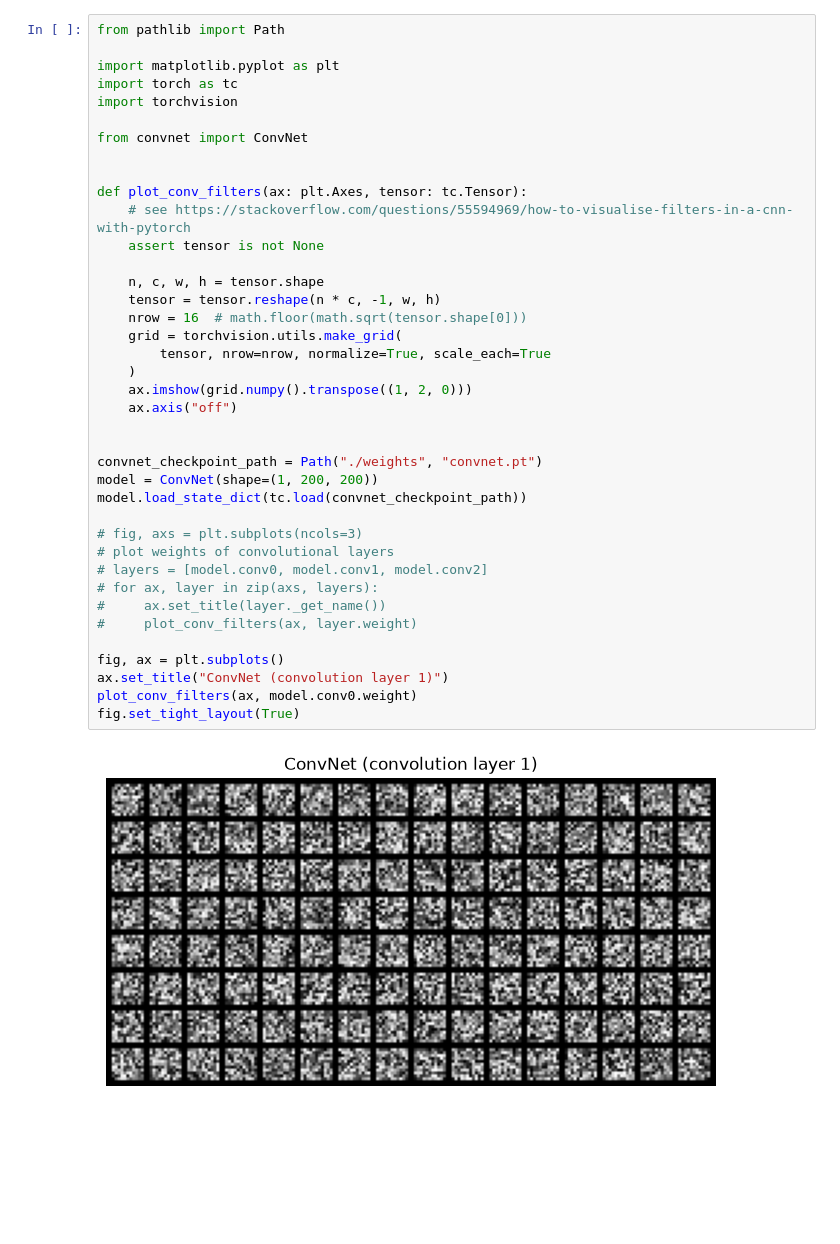
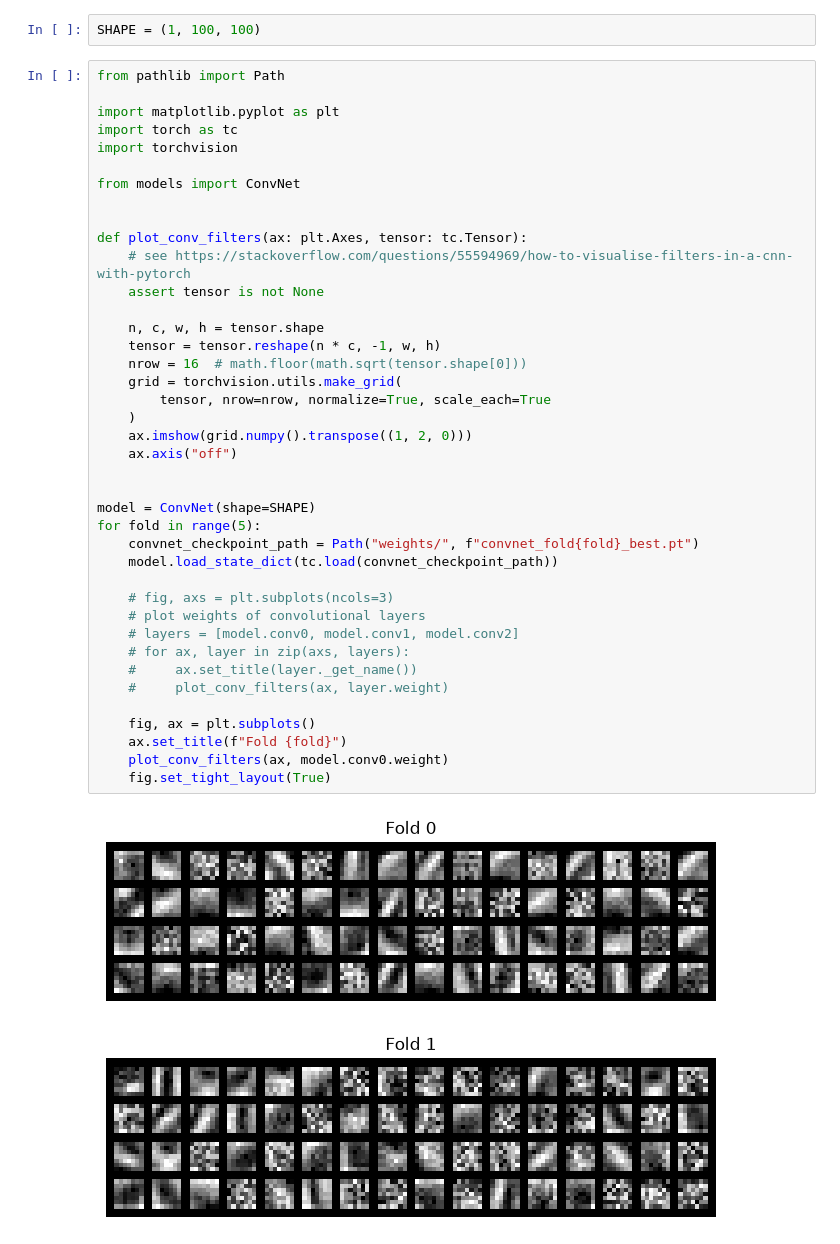
Before and after one commit to EdoardoGrassi/xai-binary-classification, a Jupyter notebook: compare_filters.ipynb, the cells around one changed output. Saved outputs shown, nothing was run; the diff lists cells and outputs as text; blank space fills up the shorter version.

```diff
--- a/compare_filters.ipynb
+++ b/compare_filters.ipynb
@@ -1,41 +1,45 @@
+# %%
+SHAPE = (1, 100, 100)
 # %%
 from pathlib import Path
 
 import matplotlib.pyplot as plt
 import torch as tc
 import torchvision
 
-from convnet import ConvNet
+from models import ConvNet
 
 
 def plot_conv_filters(ax: plt.Axes, tensor: tc.Tensor):
     # see https://stackoverflow.com/questions/55594969/how-to-visualise-filters-in-a-cnn-with-pytorch
     assert tensor is not None
 
     n, c, w, h = tensor.shape
     tensor = tensor.reshape(n * c, -1, w, h)
     nrow = 16  # math.floor(math.sqrt(tensor.shape[0]))
     grid = torchvision.utils.make_grid(
         tensor, nrow=nrow, normalize=True, scale_each=True
     )
     ax.imshow(grid.numpy().transpose((1, 2, 0)))
     ax.axis("off")
 
 
-convnet_checkpoint_path = Path("./weights", "convnet.pt")
-model = ConvNet(shape=(1, 200, 200))
-model.load_state_dict(tc.load(convnet_checkpoint_path))
+model = ConvNet(shape=SHAPE)
+for fold in range(5):
+    convnet_checkpoint_path = Path("weights/", f"convnet_fold{fold}_best.pt")
+    model.load_state_dict(tc.load(convnet_checkpoint_path))
 
-# fig, axs = plt.subplots(ncols=3)
-# plot weights of convolutional layers
-# layers = [model.conv0, model.conv1, model.conv2]
-# for ax, layer in zip(axs, layers):
-#     ax.set_title(layer._get_name())
-#     plot_conv_filters(ax, layer.weight)
+    # fig, axs = plt.subplots(ncols=3)
+    # plot weights of convolutional layers
+    # layers = [model.conv0, model.conv1, model.conv2]
+    # for ax, layer in zip(axs, layers):
+    #     ax.set_title(layer._get_name())
+    #     plot_conv_filters(ax, layer.weight)
 
-fig, ax = plt.subplots()
-ax.set_title("ConvNet (convolution layer 1)")
-plot_conv_filters(ax, model.conv0.weight)
-fig.set_tight_layout(True)
+    fig, ax = plt.subplots()
+    ax.set_title(f"Fold {fold}")
+    plot_conv_filters(ax, model.conv0.weight)
+    fig.set_tight_layout(True)
 # %% [output]
-[figure, old version]
+[figure, new version]
+[figure, added]
```
Also changed, not shown: parts of 2 cells of this notebook, 28 other files.
